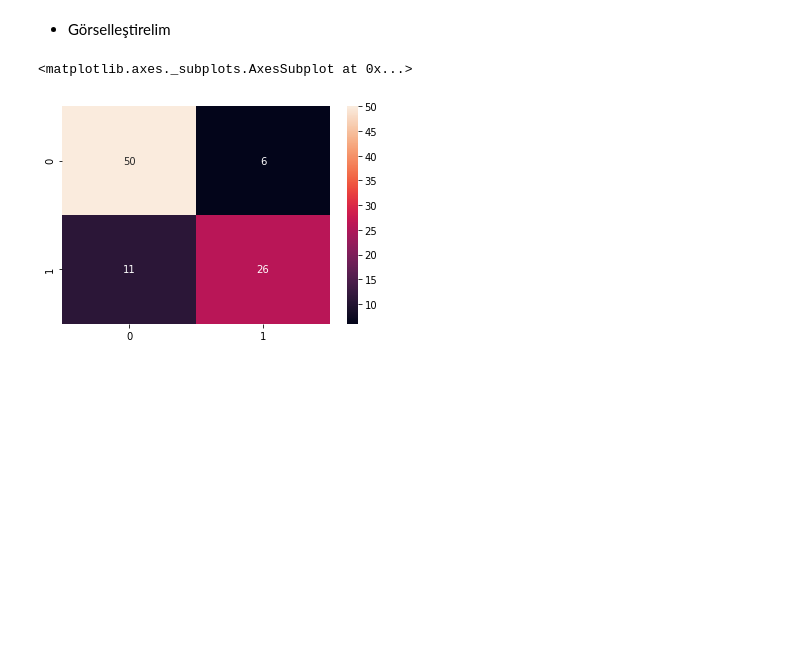
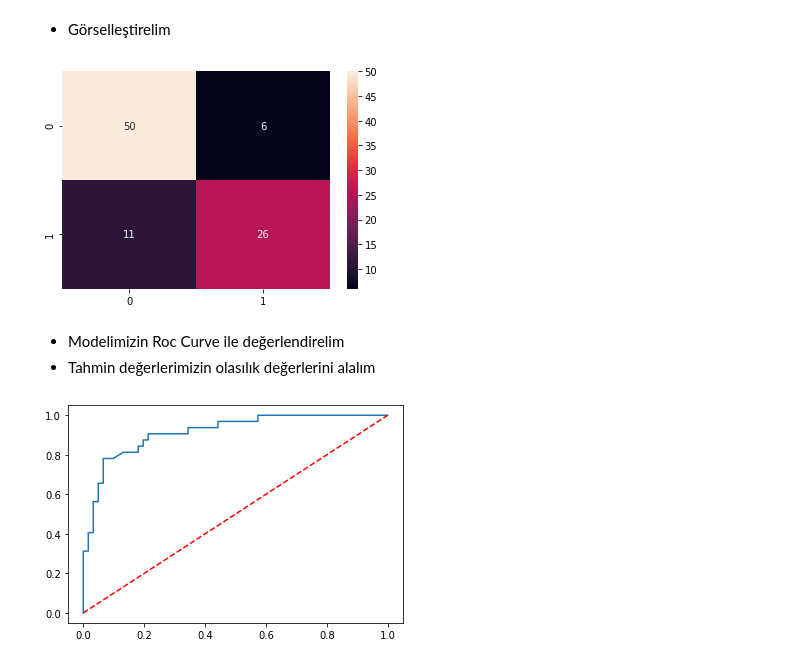
Before and after one commit to TheKoray/KNN-Tree-Ensemble-Algorithms, a Jupyter notebook: Biomechanical.ipynb, the cells around one changed output. Saved outputs shown, nothing was run; the diff lists cells and outputs as text; code cells hidden in the pictures; blank space fills up the shorter version.

```diff
--- a/Biomechanical.ipynb
+++ b/Biomechanical.ipynb
@@ -824,7 +824,7 @@ svc_cv.best_params_
 # %% [markdown]
 - Bu değerleri kullanarak yeni bir SVC modeli oluşturucağız
 # %%
-svc_tuned = SVC(C=0.01,kernel='linear')
+svc_tuned = SVC(C=0.01,kernel='linear',probability=True)
 # %% [markdown]
 - Modelimiz için en iyi değerler ile modelimizi fit edip, oluşturuyoruz
 # %%
@@ -861,7 +861,22 @@ cm_tuned = confusion_matrix(y_pred_tuned,y_test)
 # %%
 import seaborn as sns
 
-sns.heatmap(cm_tuned,annot=True)
+sns.heatmap(cm_tuned,annot=True);
 # %% [output]
-<matplotlib.axes._subplots.AxesSubplot at 0x...>
 [figure]
+# %% [markdown]
+- Modelimizin Roc Curve ile değerlendirelim
+- Tahmin değerlerimizin olasılık değerlerini alalım
+# %%
+y_pred_proba = svc_tuned.predict_proba(x_test)
+# %%
+y_pred_proba = y_pred_proba[:,1]
+# %%
+from sklearn.metrics import roc_curve
+import matplotlib.pyplot as plt
+
+fpr,tpr,thresholds = roc_curve(y_test,y_pred_proba)
+plt.plot(fpr,tpr)
+plt.plot([0,1],[0,1],'r--');
+# %% [output]
+[figure, added]
```
Also changed, not shown: parts of 1 cell of this notebook.
